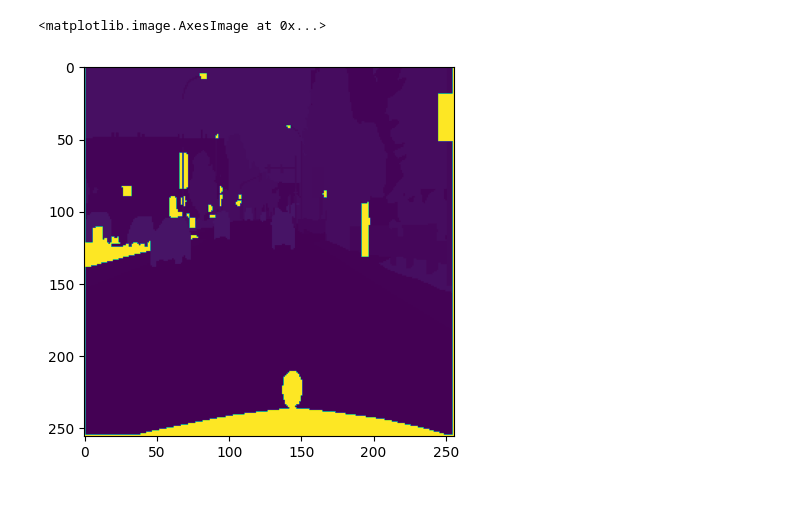
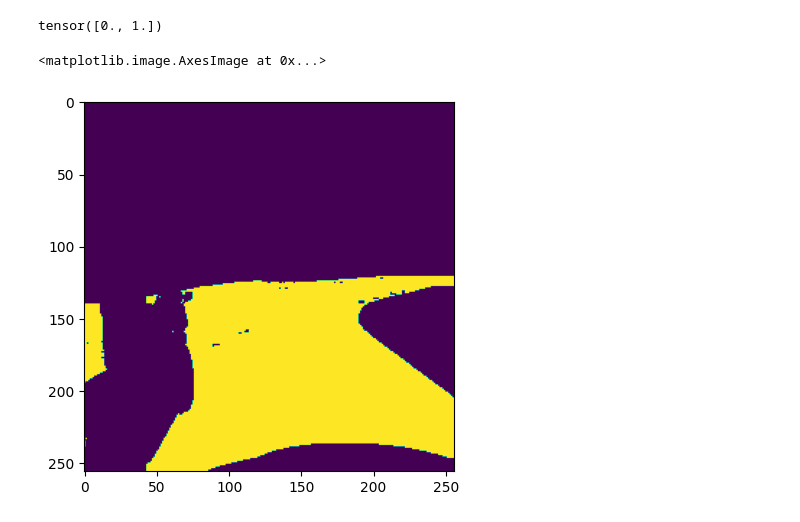
Before and after one commit to Momo1505/PRISM_UDA_3D, a Jupyter notebook: experiment.ipynb, the cells around one changed output. Saved outputs shown, nothing was run; the diff lists cells and outputs as text; code cells hidden in the pictures.

```diff
--- a/experiment.ipynb
+++ b/experiment.ipynb
@@ -9,0 +19,43 @@ gta = GTADataset(mask_type="binary",mode="val")
+# %%
+class DistributionDataset(Dataset):
+    def __init__(self,labels_list,train_data_root="data/gta/"):
+        super().__init__()
+        self.labels = labels_list
+
+        self.transform = transforms.Resize((256,256))
+
+    def __len__(self):
+        return len(self.labels)
+
+    def open_image(self, path):
+        img = Image.open(path).convert("P")
+        img = self.transform(img)
+
+        img = np.array(img)
+        img.setflags(write=True)
+
+        img = torch.tensor(img).unsqueeze(0)
+
+        targets = torch.arange(19)
+        masks = []
+        true_targets = []
+        for cls in targets:
+            mask = (img == cls).float()
+            if mask.sum() == 0:
+                continue
+            masks.append(mask)
+            true_targets.append(cls)
+        masks = torch.stack(masks)
+        true_targets = torch.stack(true_targets)
+
+        return masks,true_targets
+    def __getitem__(self, index):
+        gt_image  = self.open_image(self.labels[index])
+        return gt_image
+labels_list = glob.glob(os.path.join("data/gta","labels","*_labelTrainIds.png"),recursive=True)
+training_size =int( 0.9 * len(labels_list))
+train_label = labels_list[:training_size]
+val_label = labels_list[training_size:]
+
+train_ds = DistributionDataset(train_label)
+val_ds = DistributionDataset(val_label)
@@ -10,5 +77,9 @@ gta = GTADataset(mask_type="binary",mode="val")
+# %%
+train_ds[2][0][0].unique()
+# %% [output]
+tensor([0., 1.])
 # %%
-plt.imshow(r_dataset[0][2].squeeze())
+plt.imshow(train_ds[2][0][0].squeeze())
 # %% [output]
 <matplotlib.image.AxesImage at 0x...>
-[figure, old version]
+[figure, new version]
```
Also changed, not shown: parts of 20 cells of this notebook, 57 other files.
